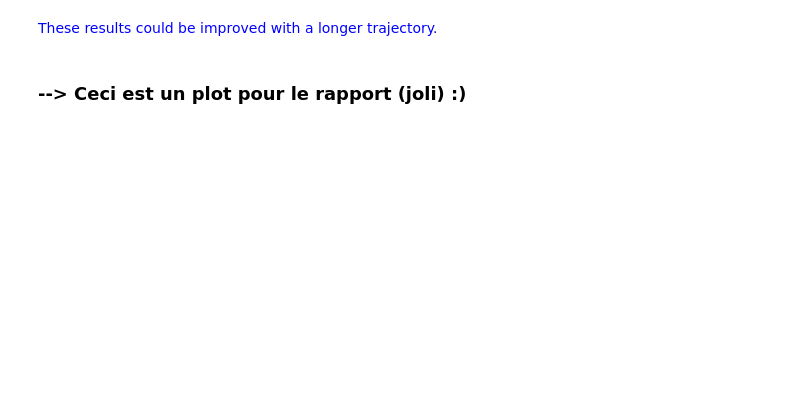
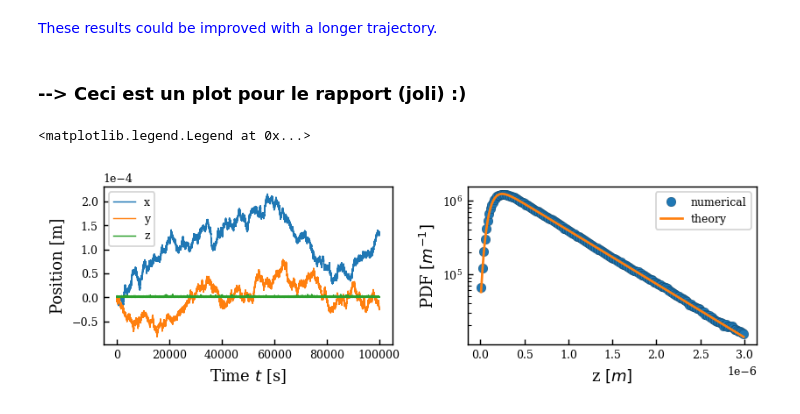
Before and after one commit to ElodieMillan/Brownian-particle-near-wall, a Jupyter notebook: OptimizedCython/ResultsRigidWallOverdamped_CYTHON.ipynb, the cells around one changed output. Drawn from its saved outputs; the diff is of its cells as text; code cells hidden in the pictures; blank space fills up the shorter version.

```diff
--- a/OptimizedCython/ResultsRigidWallOverdamped_CYTHON.ipynb
+++ b/OptimizedCython/ResultsRigidWallOverdamped_CYTHON.ipynb
@@ -375,106 +377,42 @@ def cm2Inch(cm):
 
 w = cm2Inch(21 - 5)
 h = cm2Inch((21 - 5)/1.618)
-fig = plt.figure(constrained_layout=True, figsize=(w,h))
-spec = gridspec.GridSpec(ncols=2, nrows=2, figure=fig)
+fig = plt.figure(constrained_layout=True, figsize=(w,h/2))
+spec = gridspec.GridSpec(ncols=2, nrows=1, figure=fig)
 
 ###################################################
 fig.add_subplot(spec[0, 0])
 
 plt.plot(langevin3D.t, langevin3D.x, linewidth=0.8, label="x")
 plt.plot(langevin3D.t, langevin3D.y, linewidth=0.8, label="y")
 plt.plot(langevin3D.t, langevin3D.z, linewidth=0.8, label="z")
 plt.xlabel("Time $t$ [s]")
 plt.ylabel("Position [m]")
 plt.ticklabel_format(axis="y", style="sci", scilimits=(-2, 2))
-plt.legend(loc="upper left")
+plt.legend(loc="upper left", fontsize="x-small")
 
 ###################################################
 fig.add_subplot(spec[0, 1])
 
-plt.loglog(
-    langevin3D.t[langevin3D.list_dt_MSD],
-    MSDx,
-            "o", markersize=4,
-    label="MSDx",
-)
-plt.loglog(
-    langevin3D.t[langevin3D.list_dt_MSD] ,
-    MSDy,
-            "o", markersize=4,
-    label="MSDy",
-)
-plt.loglog(
-    langevin3D.t[langevin3D.list_dt_MSD] ,
-    MSDz,
-    "o", markersize=4,
-    label="MSDz",
-)
-plt.xlabel("Time $t$ [s]")
-plt.ylabel("MSD 1D [m²]")
-plt.legend()
-
-
-###################################################
-fig.add_subplot(spec[1, 0])
 
 axis = "z"
 bins = 200
 hist, bin_edges = np.histogram(langevin3D.z[langevin3D.z < 3e-6], bins=bins, density=True)
 binsPosition = (bin_edges[:-1] + bin_edges[1:]) / 2
 pdf = hist * 1/np.trapz(hist,binsPosition)
 
 pdf_theo_brut = np.exp( -(4) * np.exp(- binsPosition/langevin3D.lD) - binsPosition/langevin3D.lB)
 pdf_theo = pdf_theo_brut * 1/np.trapz(pdf_theo_brut,binsPosition) # normalised
 
 plt.semilogy(binsPosition,pdf, "o", label="numerical")
 plt.plot(binsPosition, pdf_theo, "-", label="theory")
 
 plt.xlabel(axis + " $[m]$")
 plt.ylabel("PDF $[m^{-1}]$")
 plt.ticklabel_format(axis="x", style="sci", scilimits=(0, 0))
-plt.legend()
-
-###################################################
-fig.add_subplot(spec[1, 1])
-
-plt.loglog(
-    langevin3D.t[langevin3D.list_dt_MSD] ,
-    MSDz,
-    "o",
-    #linestyle=":",
-#     color="darkorange",
-    linewidth=5,
-    label="MSDz experimental",
-)
-
-plt.plot(
-    langevin3D.t[langevin3D.list_dt_MSD] ,
-    2*mean_D_theo
-    * langevin3D.t[langevin3D.list_dt_MSD],
-#     color="cyan",
-    linewidth=1.4,
-    label="Theory = 2<D(z)> t",
-)
-plt.plot(
-    langevin3D.t[langevin3D.list_dt_MSD] ,
-    Mean_dz2 * np.ones(len(langevin3D.list_dt_MSD)),
-#     color="red",
-    linewidth=1.4,
-    label="$<\\Delta z ^2>$ = {:.2e} m²".format(Mean_dz2),
-)
-plt.loglog(
-    langevin3D.t[langevin3D.list_dt_MSD] ,
-    MSDz_fit,
-    linestyle="--",
-    color="magenta",
-    linewidth=1.1,
-    label="fit : sat = {:.2e} m²".format(a)
-)
-
-plt.xlabel("Time $t$ [s]")
-plt.ylabel("MSD 1D [m²]")
-plt.legend(fontsize="xx-small")
-
+plt.legend(fontsize="x-small")
 
 # plt.savefig("RigidWall_Overdamped.svg")
+# %% [output]
+<matplotlib.legend.Legend at 0x...>
+[figure, added]
```
Also changed, not shown: parts of 18 cells of this notebook, 12 other files.
